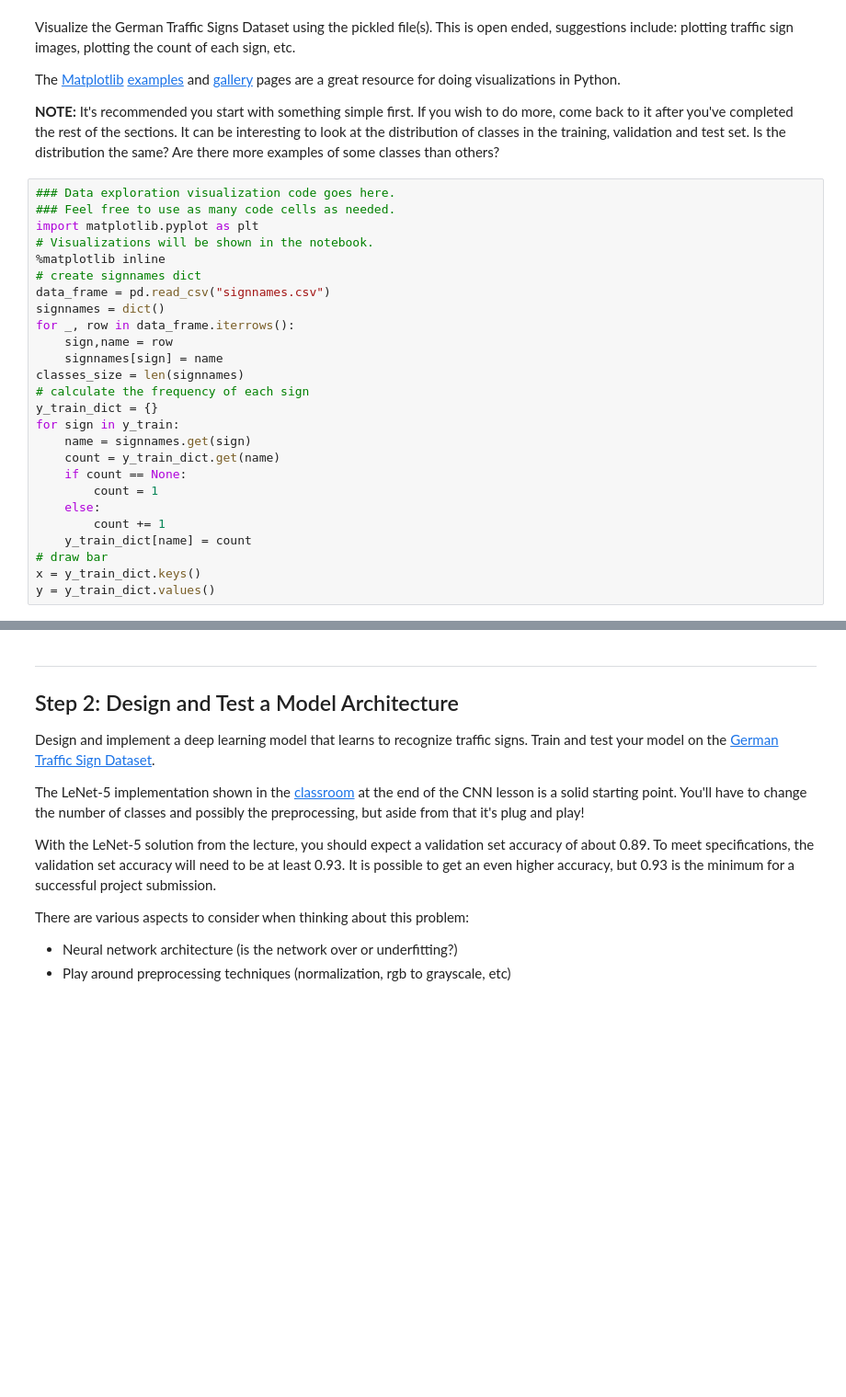
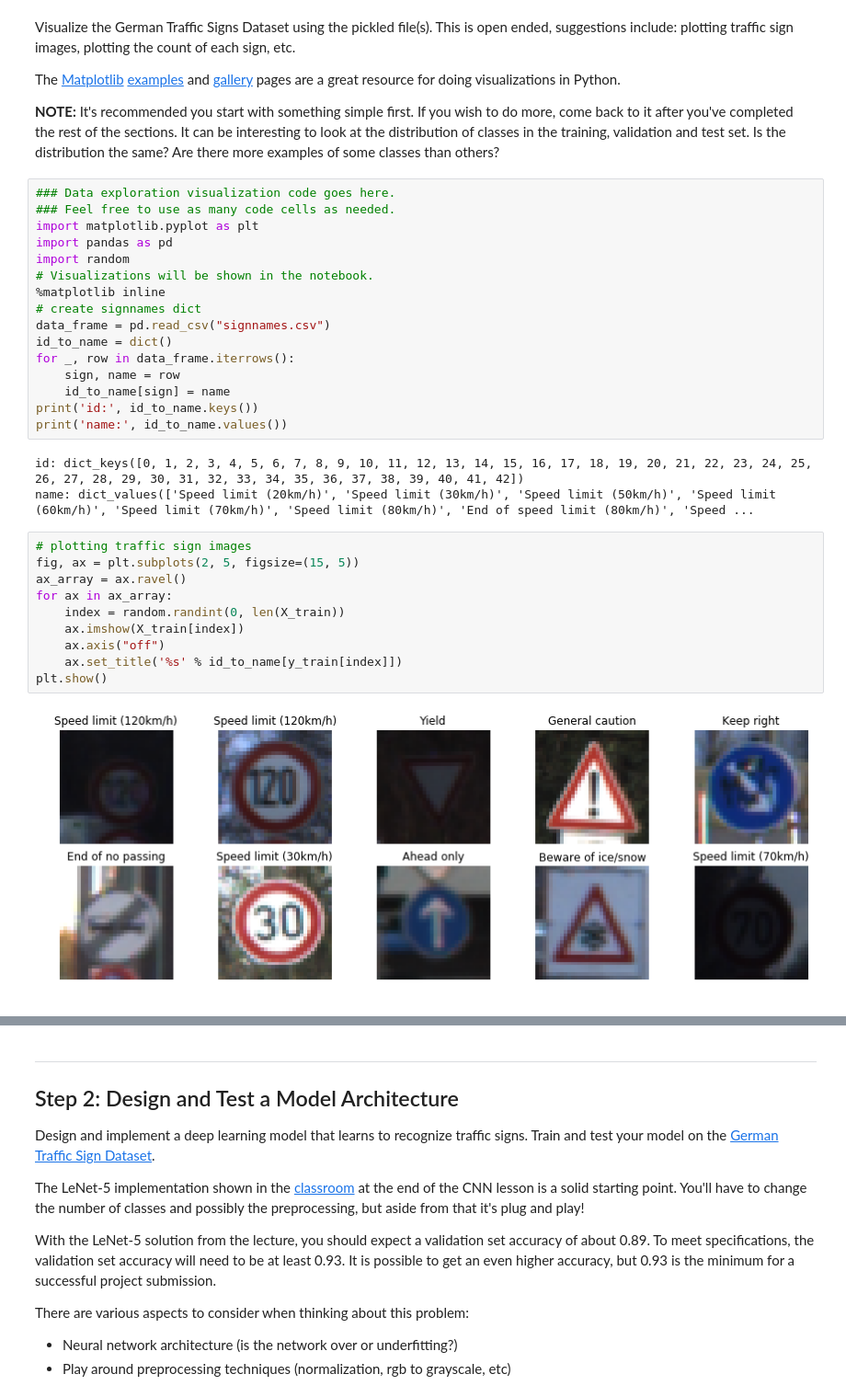
Before and after one commit to tonyxxq/Traffic-Sign-Classifier, a Jupyter notebook: Traffic_Sign_Classifier.ipynb, the cells around one changed output, grey strips where cells are left out. Shown at 92% size. Drawn from its saved outputs; the diff is of its cells as text; blank space fills up the shorter version.

```diff
--- a/Traffic_Sign_Classifier.ipynb
+++ b/Traffic_Sign_Classifier.ipynb
@@ -96,25 +95,30 @@ The [Matplotlib](http://matplotlib.org/) [examples](http://matplotlib.org/exampl
 ### Data exploration visualization code goes here.
 ### Feel free to use as many code cells as needed.
 import matplotlib.pyplot as plt
+import pandas as pd
+import random
 # Visualizations will be shown in the notebook.
 %matplotlib inline
 # create signnames dict
 data_frame = pd.read_csv("signnames.csv")
-signnames = dict()
+id_to_name = dict()
 for _, row in data_frame.iterrows():
-    sign,name = row
-    signnames[sign] = name
-classes_size = len(signnames)
-# calculate the frequency of each sign
-y_train_dict = {}
-for sign in y_train:
-    name = signnames.get(sign)
-    count = y_train_dict.get(name)
-    if count == None:
-        count = 1
-    else:
-        count += 1
-    y_train_dict[name] = count
-# draw bar
-x = y_train_dict.keys()
-y = y_train_dict.values()
+    sign, name = row
+    id_to_name[sign] = name
+print('id:', id_to_name.keys())
+print('name:', id_to_name.values())
+# %% [output]
+id: dict_keys([0, 1, 2, 3, 4, 5, 6, 7, 8, 9, 10, 11, 12, 13, 14, 15, 16, 17, 18, 19, 20, 21, 22, 23, 24, 25, 26, 27, 28, 29, 30, 31, 32, 33, 34, 35, 36, 37, 38, 39, 40, 41, 42])
+name: dict_values(['Speed limit (20km/h)', 'Speed limit (30km/h)', 'Speed limit (50km/h)', 'Speed limit (60km/h)', 'Speed limit (70km/h)', 'Speed limit (80km/h)', 'End of speed limit (80km/h)', 'Speed ...
+# %%
+# plotting traffic sign images
+fig, ax = plt.subplots(2, 5, figsize=(15, 5))
+ax_array = ax.ravel()
+for ax in ax_array:
+    index = random.randint(0, len(X_train))
+    ax.imshow(X_train[index])
+    ax.axis("off")
+    ax.set_title('%s' % id_to_name[y_train[index]])
+plt.show()
+# %% [output]
+[figure, added]
```
Also changed, not shown: parts of 21 cells of this notebook.
